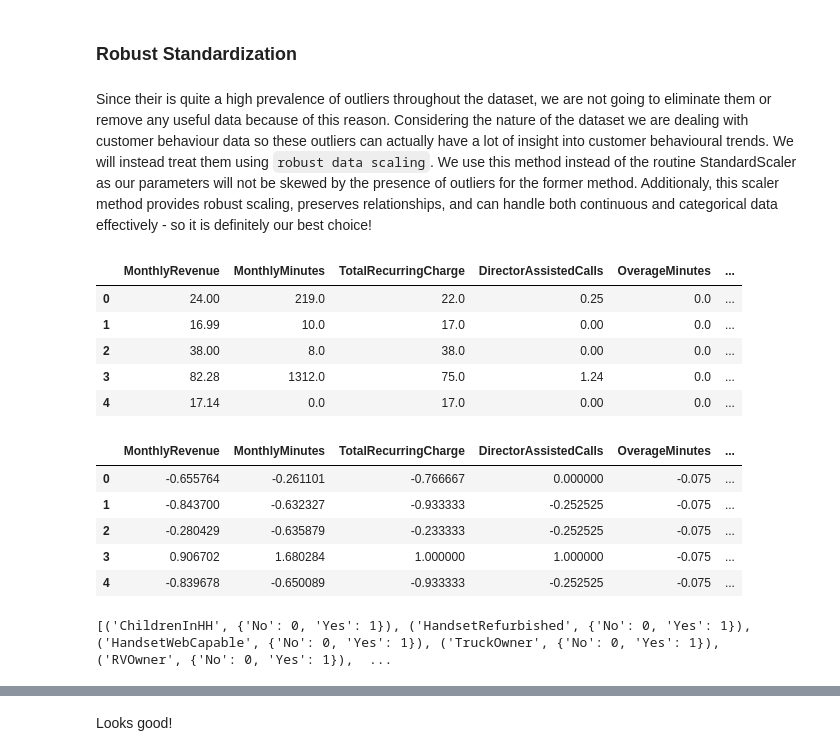
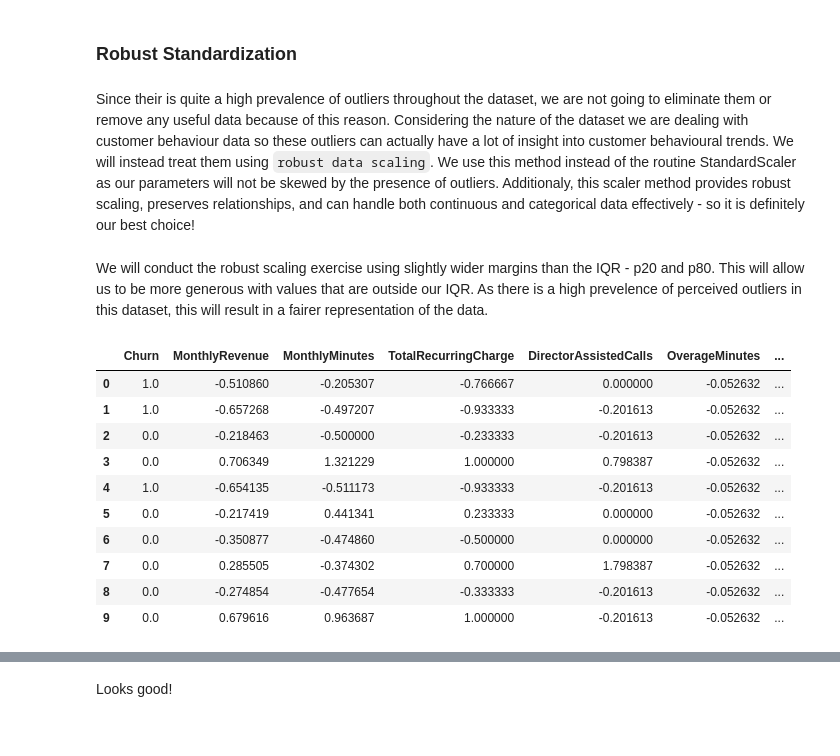
Before and after one commit to Kasheme/Data-Science, a Jupyter notebook: Telecom-Churn/Telecom Churn EDA notebook.ipynb, the cells around one changed output, grey strips where cells are left out. Drawn from its saved outputs; the diff is of its cells as text; code cells hidden in the pictures.

```diff
--- a/Telecom-Churn/Telecom Churn EDA notebook.ipynb
+++ b/Telecom-Churn/Telecom Churn EDA notebook.ipynb
@@ -583,0 +648,9 @@ len(numerical_features) + len(categorical_features) + len(binary_features) + len
+# %%
+data_copy['AgeBand'] = age_band
+# %%
+data_copy.drop(columns='AgeHH1', inplace=True)
+# %%
+# Categorical Features
+categorical_features.remove('AgeHH1')
+categorical_features.append('AgeBand')
+categorical_features
@@ -583,0 +665,2 @@ len(numerical_features) + len(categorical_features) + len(binary_features) + len
+# %%
+data_copy = pd.get_dummies(data_copy, columns=categorical_features, drop_first=True, dtype=np.int64)
@@ -584,40 +697,23 @@ len(numerical_features) + len(categorical_features) + len(binary_features) + len
 # %% [markdown]
 ### Robust Standardization
 # %% [markdown]
-Since their is quite a high prevalence of outliers throughout the dataset, we are not going to eliminate them or remove any useful data because of this reason. Considering the nature of the dataset we are dealing with customer behaviour data so these outliers can actually have a lot of insight into customer behavioural trends. We will instead treat them using `robust data scaling`. We use this method instead of the routine StandardScaler as our parameters will not be skewed by the presence of outliers for the former method. Additionaly, this scaler method provides robust scaling, preserves relationships, and can handle both continuous and categorical data effectively - so it is definitely our best choice!
+Since their is quite a high prevalence of outliers throughout the dataset, we are not going to eliminate them or remove any useful data because of this reason. Considering the nature of the dataset we are dealing with customer behaviour data so these outliers can actually have a lot of insight into customer behavioural trends. We will instead treat them using `robust data scaling`. We use this method instead of the routine StandardScaler as our parameters will not be skewed by the presence of outliers. Additionaly, this scaler method provides robust scaling, preserves relationships, and can handle both continuous and categorical data effectively - so it is definitely our best choice!
-# %%
-numerical_data.head()
-# %% [output]
-|  | MonthlyRevenue | MonthlyMinutes | TotalRecurringCharge | DirectorAssistedCalls | OverageMinutes | ... |
-| 0 | 24.00 | 219.0 | 22.0 | 0.25 | 0.0 | ... |
-| 1 | 16.99 | 10.0 | 17.0 | 0.00 | 0.0 | ... |
-| 2 | 38.00 | 8.0 | 38.0 | 0.00 | 0.0 | ... |
-| 3 | 82.28 | 1312.0 | 75.0 | 1.24 | 0.0 | ... |
-| 4 | 17.14 | 0.0 | 17.0 | 0.00 | 0.0 | ... |
+# %% [markdown]
+We will conduct the robust scaling exercise using slightly wider margins than the IQR - p20 and p80. This will allow us to be more generous with values that are outside our IQR. As there is a high prevelence of perceived outliers in this dataset, this will result in a fairer representation of the data.
 # %%
 from sklearn.preprocessing import RobustScaler
-numerical_data_transformed = RobustScaler().fit_transform(X=numerical_data)
-numerical_data_robust = pd.DataFrame(numerical_data_transformed, columns=list(numerical_data.columns))
-numerical_data_robust.head()
+data_transformed = RobustScaler(quantile_range=(20,80)).fit_transform(X=data_copy)
+data_robust = pd.DataFrame(data_transformed, columns=list(data_copy.columns))
+data_robust.head(10)
 # %% [output]
-|  | MonthlyRevenue | MonthlyMinutes | TotalRecurringCharge | DirectorAssistedCalls | OverageMinutes | ... |
-| 0 | -0.655764 | -0.261101 | -0.766667 | 0.000000 | -0.075 | ... |
-| 1 | -0.843700 | -0.632327 | -0.933333 | -0.252525 | -0.075 | ... |
-| 2 | -0.280429 | -0.635879 | -0.233333 | -0.252525 | -0.075 | ... |
-| 3 | 0.906702 | 1.680284 | 1.000000 | 1.000000 | -0.075 | ... |
-| 4 | -0.839678 | -0.650089 | -0.933333 | -0.252525 | -0.075 | ... |
+|  | Churn | MonthlyRevenue | MonthlyMinutes | TotalRecurringCharge | DirectorAssistedCalls | OverageMinutes | ... |
+| 0 | 1.0 | -0.510860 | -0.205307 | -0.766667 | 0.000000 | -0.052632 | ... |
+| 1 | 1.0 | -0.657268 | -0.497207 | -0.933333 | -0.201613 | -0.052632 | ... |
+| 2 | 0.0 | -0.218463 | -0.500000 | -0.233333 | -0.201613 | -0.052632 | ... |
+| 3 | 0.0 | 0.706349 | 1.321229 | 1.000000 | 0.798387 | -0.052632 | ... |
+| 4 | 1.0 | -0.654135 | -0.511173 | -0.933333 | -0.201613 | -0.052632 | ... |
+| 5 | 0.0 | -0.217419 | 0.441341 | 0.233333 | 0.000000 | -0.052632 | ... |
+| 6 | 0.0 | -0.350877 | -0.474860 | -0.500000 | 0.000000 | -0.052632 | ... |
+| 7 | 0.0 | 0.285505 | -0.374302 | 0.700000 | 1.798387 | -0.052632 | ... |
+| 8 | 0.0 | -0.274854 | -0.477654 | -0.333333 | -0.201613 | -0.052632 | ... |
+| 9 | 0.0 | 0.679616 | 0.963687 | 1.000000 | -0.201613 | -0.052632 | ... |
-# %%
-from sklearn.preprocessing import LabelEncoder
-
-encoding_list = []
-
-for col in list(text_data.columns):
-    le = LabelEncoder()
-    encoded_values = le.fit_transform(text_data_copy[col])
-    text_data_copy[col] = encoded_values
-    mapping = {val: encode for val, encode in zip(le.classes_, le.transform(le.classes_))}
-    encoding_list.append((col, mapping))
-
-print(encoding_list)
-# %% [output]
-[('ChildrenInHH', {'No': 0, 'Yes': 1}), ('HandsetRefurbished', {'No': 0, 'Yes': 1}), ('HandsetWebCapable', {'No': 0, 'Yes': 1}), ('TruckOwner', {'No': 0, 'Yes': 1}), ('RVOwner', {'No': 0, 'Yes': 1}),  ...
```
Also changed, not shown: parts of 29 cells of this notebook, 2 other files.
